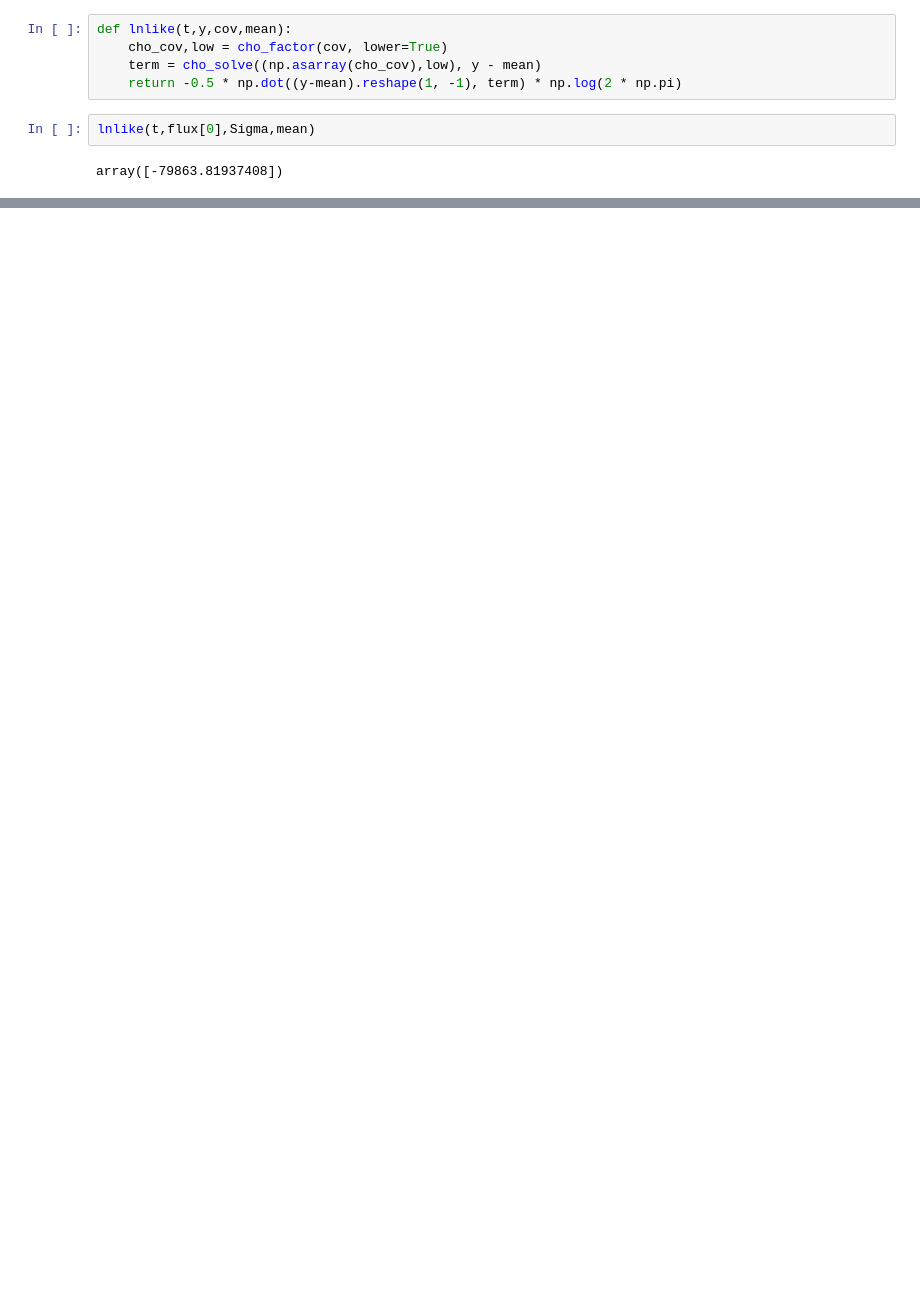
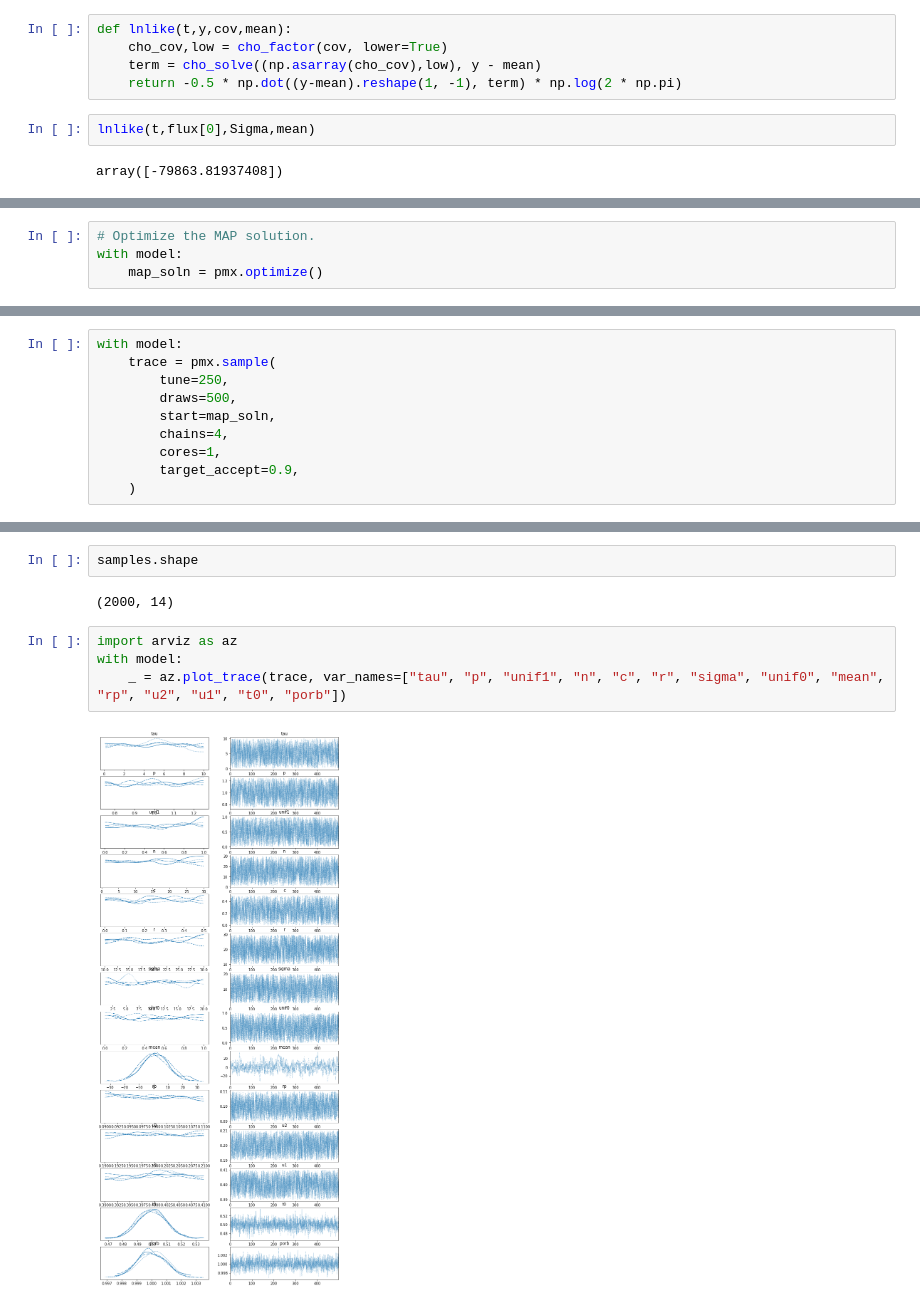
Before and after one commit to ssagynbayeva/starry-project, a Jupyter notebook: SyntheticData.ipynb, the cells around one changed output, grey strips where cells are left out. Drawn from its saved outputs; the diff is of its cells as text; blank space fills up the shorter version.

Commit message:
pymc model

```diff
--- a/SyntheticData.ipynb
+++ b/SyntheticData.ipynb
@@ -251,0 +364,4 @@ Error:
+# %%
+# Optimize the MAP solution.
+with model:
+    map_soln = pmx.optimize()
@@ -251,0 +373,10 @@ Error:
+# %%
+with model:
+    trace = pmx.sample(
+        tune=250,
+        draws=500,
+        start=map_soln,
+        chains=4,
+        cores=1,
+        target_accept=0.9,
+    )
@@ -251,0 +412,10 @@ Error:
+# %%
+samples.shape
+# %% [output]
+(2000, 14)
+# %%
+import arviz as az
+with model:
+    _ = az.plot_trace(trace, var_names=["tau", "p", "unif1", "n", "c", "r", "sigma", "unif0", "mean", "rp", "u2", "u1", "t0", "porb"])
+# %% [output]
+[figure, added]
```
Also changed, not shown: parts of 21 cells of this notebook.
